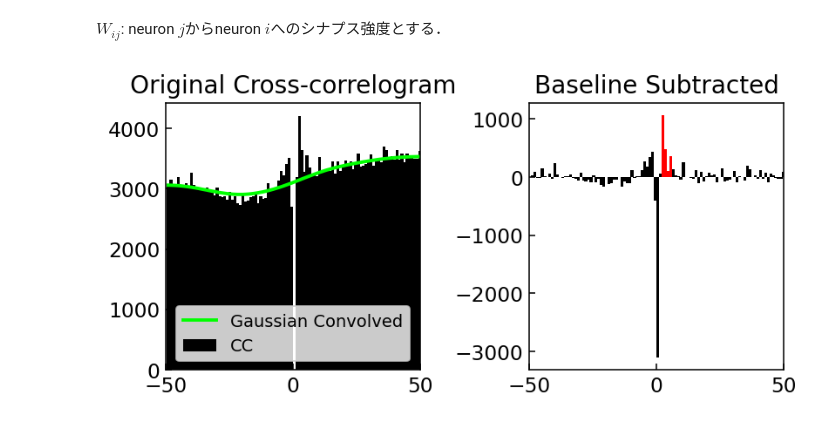
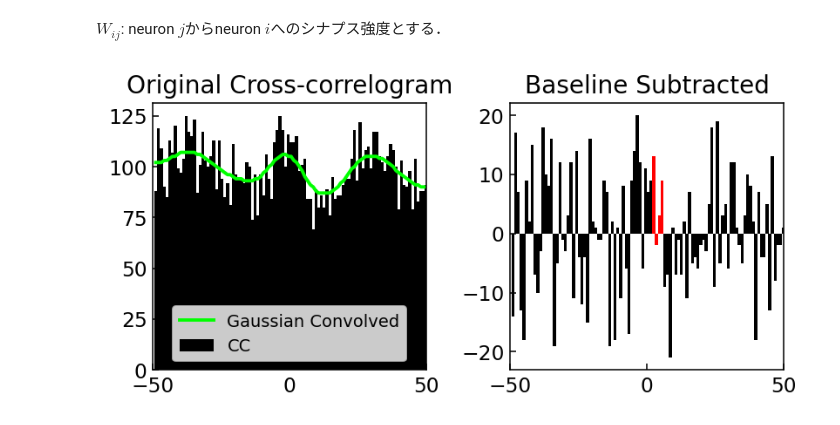
Before and after one commit to tk-neuron/meabook, a Jupyter notebook: _sources/1_spikes/04_cross_correlation.ipynb, the cells around one changed output. Cells and saved outputs as stored; diff of their text form; code cells hidden in the pictures.

```diff
--- a/_sources/1_spikes/04_cross_correlation.ipynb
+++ b/_sources/1_spikes/04_cross_correlation.ipynb
@@ -11,7 +11,7 @@ plt.rcParams['font.size'] = 12
 plt.rcParams['figure.dpi'] = 140
 # %%
 datadir = '../datasets/02/'
-df = pd.read_csv(datadir + 'spikes.csv')
+df = pd.read_csv(datadir + 'spikes_unit.csv', index_col=0)
 
 display(df.head())
 # %% [output]
@@ -56,37 +83,39 @@ def _upper_bound_idx(lst, upper, start_idx=0):
     while idx < len(lst) and lst[idx] <= upper:
         idx += 1
     return idx
+
+def cross_correlogram(spike_times_i, spike_times_j, window=50., nbins=100):
+    t_sp = spiketime_relative(spike_times_i, spike_times_j)
+    hist, edges = np.histogram(t_sp, bins=np.linspace(-window, window, nbins))
+    return hist, edges
-# %%
-def cross_correlogram(df, neuron_i, neuron_j, window=50., nbins=100):
-    spike_times_i = df.query(f'neuron=={neuron_i}').spiketime.values
-    spike_times_j = df.query(f'neuron=={neuron_j}').spiketime.values
-    t_sp = spiketime_relative(spike_times_i, spike_times_j)
-    hist, edges = np.histogram(t_sp, bins=np.linspace(-window, window, nbins))
-    return hist, edges
 # %%
-hist, edges = cross_correlogram(df=df, neuron_i=1, neuron_j=2)
-hist_g = gaussian_filter(hist, sigma=[10])
+i, j = 8, 16
+spike_times_i = df.query(f'unit=={i}').spiketime.values
+spike_times_j = df.query(f'unit=={j}').spiketime.values
+
+hist, edges = cross_correlogram(spike_times_i, spike_times_j)
+hist_g = gaussian_filter(hist, sigma=[5])
 
 fig, (ax1, ax2) = plt.subplots(1, 2, figsize=(6, 3))
 
 ax1.set_title('Original Cross-correlogram')
 ax1.bar(edges[1:], hist, color='k', width=1.1, label='CC')
 ax1.plot(edges[1:], hist_g, color='lime', linewidth=2.0, label='Gaussian Convolved')
 ax1.legend(fontsize=10, loc='lower center')
 ax1.set_xlim(-50, 50)
 ax1.set_xticks([-50, 0, 50])
 ax1.tick_params(direction='in')
 
 hist_sub = hist - hist_g
 ax2.set_title('Baseline Subtracted')
 ax2.bar(edges[1:], hist_sub, color='k', width=1.1)
 ax2.bar(edges[1:][51:55], hist_sub[51:55], color='r', width=1.1)
 ax2.set_xlim(-50, 50)
 ax2.set_xticks([-50, 0, 50])
 ax2.tick_params(direction='in')
 
 plt.tight_layout()
 plt.show()
 # %% [output]
-[figure, old version]
+[figure, new version]
 # %% [markdown]
```
Also changed, not shown: parts of 13 cells of this notebook, 6 other files.
